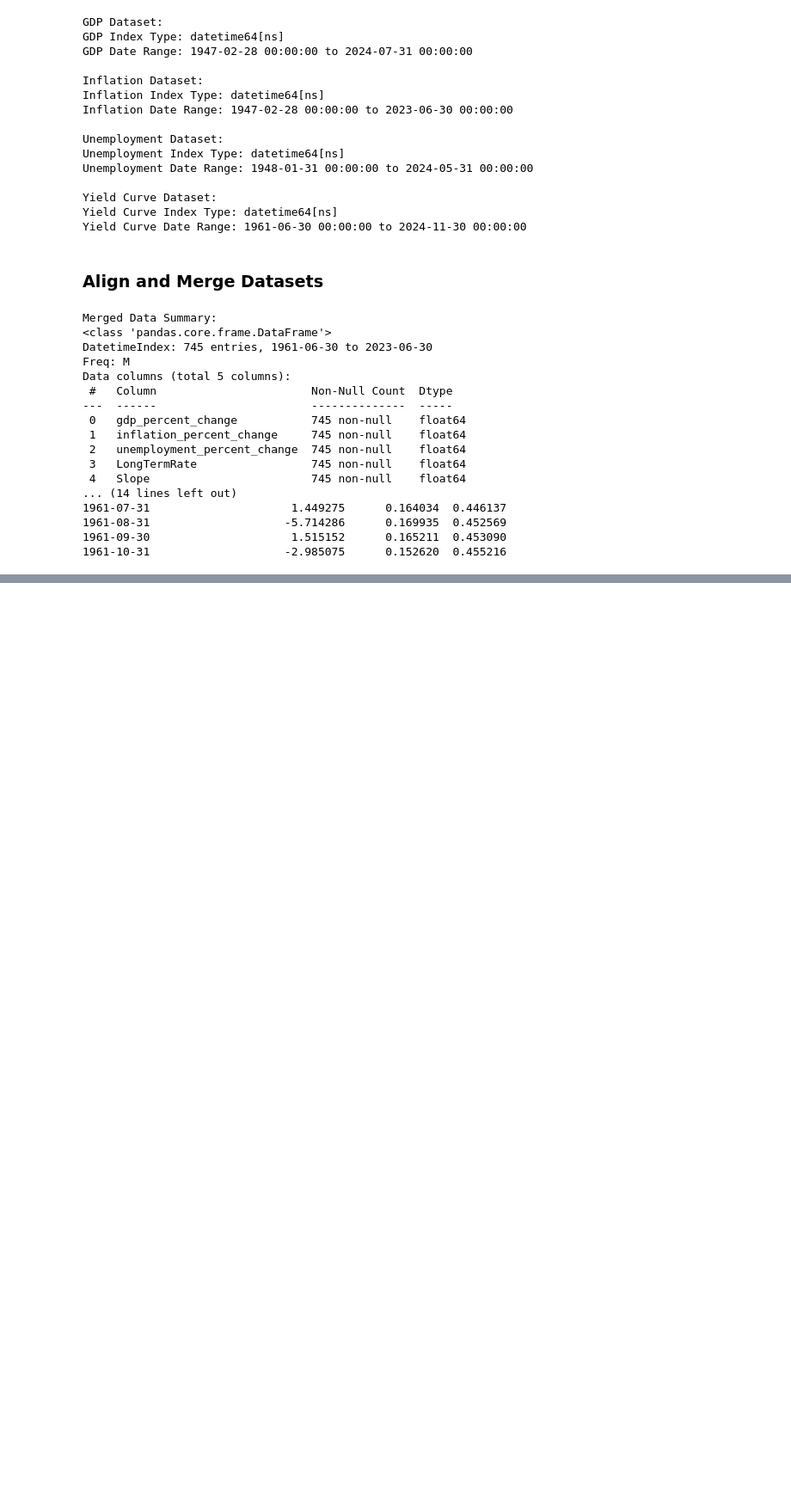
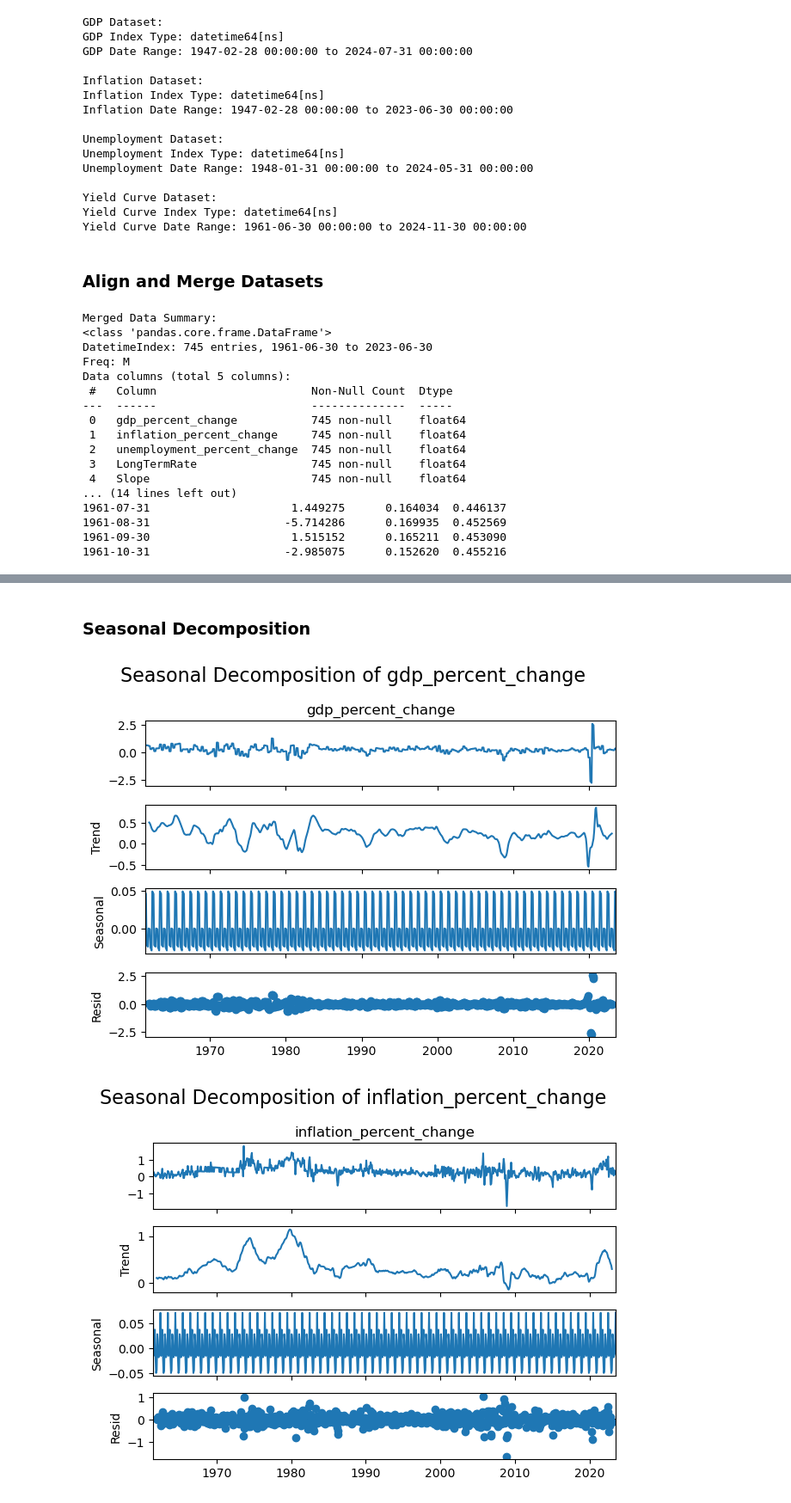
Before and after one commit to ChrisLato/AISE-4010-Project, a Jupyter notebook: preproc.ipynb, the cells around one changed output, grey strips where cells are left out. Shown at 86% size. Saved outputs shown, nothing was run; the diff lists cells and outputs as text; code cells hidden in the pictures; blank space fills up the shorter version.

```diff
--- a/preproc.ipynb
+++ b/preproc.ipynb
@@ -349,0 +374,23 @@ Data columns (total 5 columns):
+# %% [markdown]
+### Seasonal Decomposition
+# %%
+from statsmodels.tsa.seasonal import seasonal_decompose
+import matplotlib.pyplot as plt
+
+# Define a function for seasonal decomposition
+def decompose_and_plot(data, column, model='additive', period=12):
+    result = seasonal_decompose(data[column], model=model, period=period)
+    result.plot()
+    plt.suptitle(f"Seasonal Decomposition of {column}", fontsize=16)
+    plt.tight_layout()
+    plt.show()
+
+# Apply decomposition to all relevant columns
+columns_to_decompose = ['gdp_percent_change', 'inflation_percent_change',
+                        'unemployment_percent_change', 'LongTermRate', 'Slope']
+
+for col in columns_to_decompose:
+    decompose_and_plot(merged_data, col)
+# %% [output]
+[figure, added]
+[figure, added]
```
Also changed, not shown: parts of 3 cells of this notebook.
